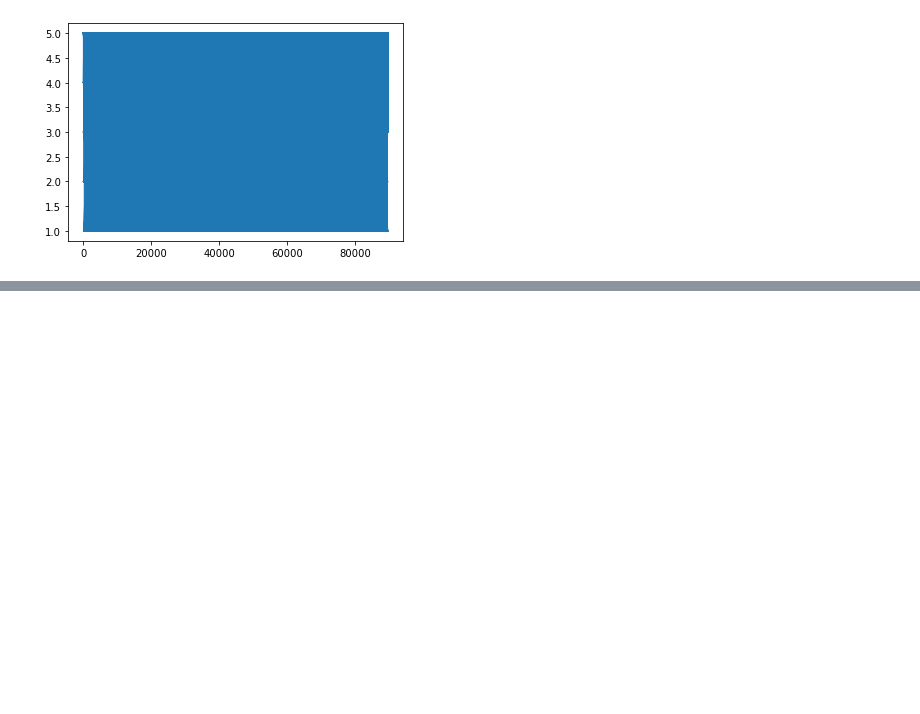
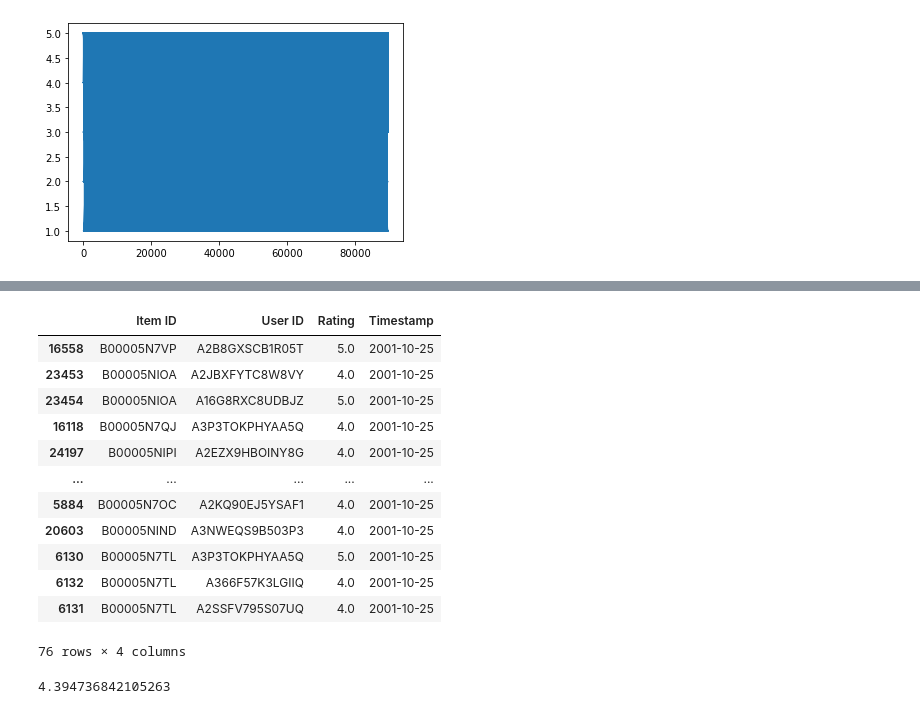
Before and after one commit to medvidov/dsci510final, a Jupyter notebook: HW4/HW 4 Proof of Concept.ipynb, the cells around one changed output, grey strips where cells are left out. Drawn from its saved outputs; the diff is of its cells as text; code cells hidden in the pictures; blank space fills up the shorter version.

```diff
--- a/HW4/HW 4 Proof of Concept.ipynb
+++ b/HW4/HW 4 Proof of Concept.ipynb
@@ -257,3 +253,6 @@ ratings[ratings_keys[0]]['Rating'].plot()
 # %% [output]
 <AxesSubplot:>
 [figure]
+# %%
+dates = ratings[ratings_keys[0]]['Timestamp'].unique()
+dates
@@ -259,0 +264,3 @@ ratings[ratings_keys[0]]['Rating'].plot()
+# %%
+sample_df = ratings[ratings_keys[0]]
+sample_df
@@ -259,0 +281,21 @@ ratings[ratings_keys[0]]['Rating'].plot()
+# %%
+values = sample_df.loc[sample_df['Timestamp'] == dates[0]]
+values
+# %% [output]
+|  | Item ID | User ID | Rating | Timestamp |
+| 16558 | B00005N7VP | A2B8GXSCB1R05T | 5.0 | 2001-10-25 |
+| 23453 | B00005NIOA | A2JBXFYTC8W8VY | 4.0 | 2001-10-25 |
+| 23454 | B00005NIOA | A16G8RXC8UDBJZ | 5.0 | 2001-10-25 |
+| 16118 | B00005N7QJ | A3P3TOKPHYAA5Q | 4.0 | 2001-10-25 |
+| 24197 | B00005NIPI | A2EZX9HBOINY8G | 4.0 | 2001-10-25 |
+| ... | ... | ... | ... | ... |
+| 5884 | B00005N7OC | A2KQ90EJ5YSAF1 | 4.0 | 2001-10-25 |
+| 20603 | B00005NIND | A3NWEQS9B503P3 | 4.0 | 2001-10-25 |
+| 6130 | B00005N7TL | A3P3TOKPHYAA5Q | 5.0 | 2001-10-25 |
+| 6132 | B00005N7TL | A366F57K3LGIIQ | 4.0 | 2001-10-25 |
+| 6131 | B00005N7TL | A2SSFV795S07UQ | 4.0 | 2001-10-25 |
+76 rows × 4 columns
+# %%
+values['Rating'].mean()
+# %% [output]
+4.394736842105263
```
Also changed, not shown: parts of 8 cells of this notebook.
